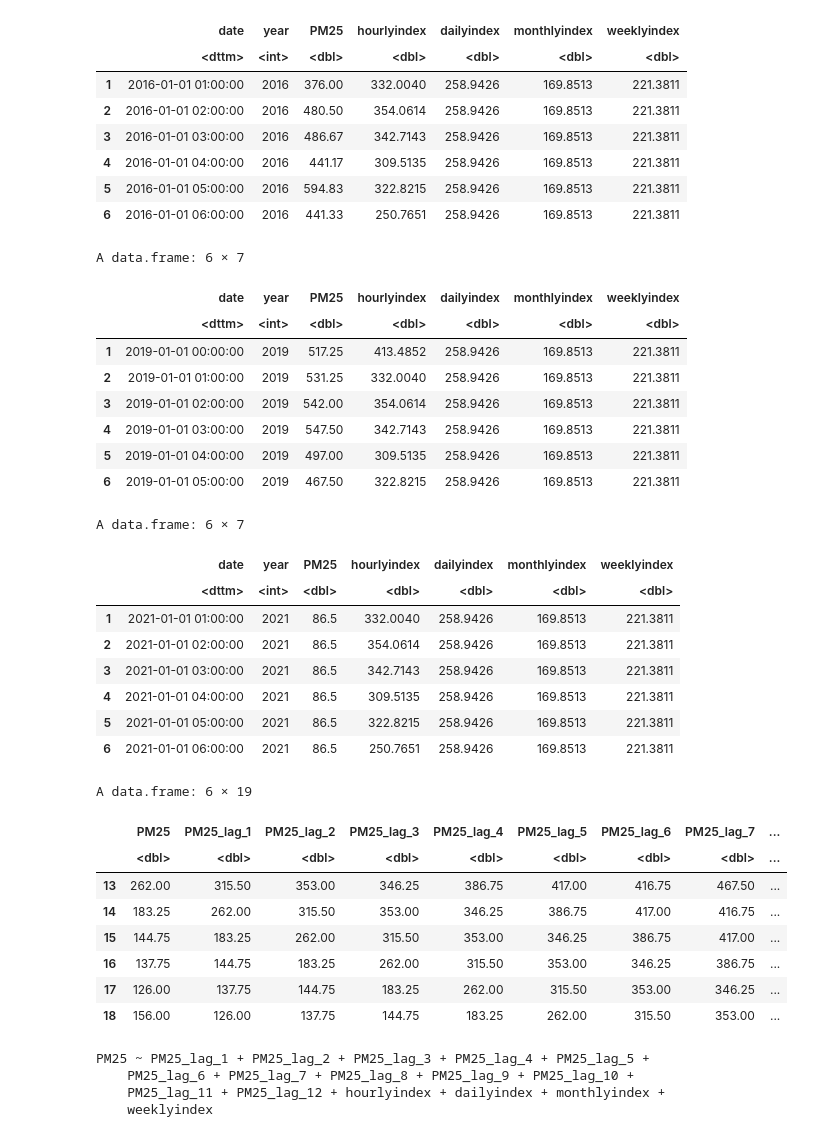
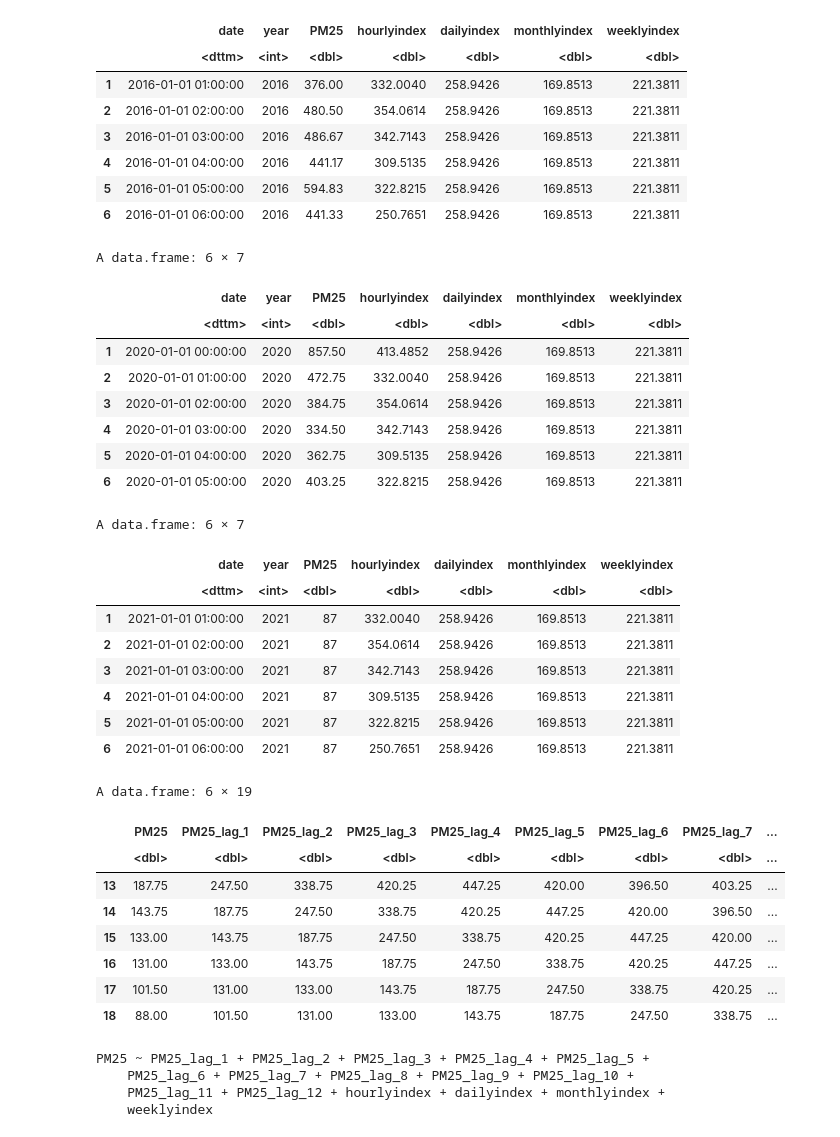
Before and after one commit to adeel1997/AQ_Forecasting, a Jupyter notebook: AQ_Forecast_hourly_index.ipynb, the cells around one changed output. Drawn from its saved outputs; the diff is of its cells as text; code cells hidden in the pictures.

Commit message:
Fixing the lower bound and upper bound value of PM2.5

```diff
--- a/AQ_Forecast_hourly_index.ipynb
+++ b/AQ_Forecast_hourly_index.ipynb
@@ -33,7 +51,7 @@ hourly_df <- df %>%
     day = day(date),
     month = month(date),
     year = year(date),
-    PM2.5 = ifelse(PM25 <=10 & PM25 >999 ,NA,PM25)
+    PM2.5 = ifelse(PM25 <10 | PM25 >999 ,NA,PM25)
   ) %>%
   # from hourly to daily
   group_by(date,hour, day, month, year) %>% ## Convert hourly to daily
@@ -49,34 +74,0 @@ head(hourly_df)
-# %%
-######################## Seasonal Indexes #####################################
-
-## We creating index of seasons from the data till 2020 end
-
-seasonalIndex <- hourly_df %>% filter(date < as.Date("2021-1-01"))
-
-
-############################### Hourly seasonality  #######################
-hourly_s <- seasonalIndex %>% group_by(year, month, day,hour) %>%
-  summarize(average = mean(PM25, na.rm = TRUE))
-
-hourly_s$average[is.nan(hourly_s$average)] <- NA
-
-## Spanning the year wise value column wise
-hourly_s <- hourly_s %>% ungroup() %>%
-  spread(year, average)
-head(hourly_s)
-
-# Calcuating the mean daily index over the years (Except first and second columns)
-hourly_s$meanindex <- rowMeans(hourly_s[, -c(1,2,3)], na.rm = TRUE)
-
-## Summary mean is the mean of Mean index
-summary_mean <- hourly_s %>% ungroup() %>%
-  summarize(summary_mean = mean(meanindex, na.rm = T))
-
-## We merge the Summary mean with our old data frame
-hourly_s <- merge(hourly_s, summary_mean)
-
-## Finally calculating the daily index by mean index/ summary mean * 100
-hourly_s <-
-  hourly_s %>% mutate(hourlyindex = meanindex / summary_mean * 100)
-
-head(hourly_s)
@@ -311,18 +287,18 @@ A data.frame: 6 × 7
 | 5 | 2016-01-01 05:00:00 | 2016 | 594.83 | 322.8215 | 258.9426 | 169.8513 | 221.3811 |
 | 6 | 2016-01-01 06:00:00 | 2016 | 441.33 | 250.7651 | 258.9426 | 169.8513 | 221.3811 |
 # %%
-hourly_ts_filtered <- hourly_ts %>% filter(date>=ymd("2019-01-01"))%>% mutate(PM25=ifelse(is.na(PM25), median(PM25, na.rm = T), PM25))
+hourly_ts_filtered <- hourly_ts %>% filter(date>=ymd("2020-01-01"))%>% mutate(PM25=ifelse(is.na(PM25), median(PM25, na.rm = T), PM25))
 head(hourly_ts_filtered)
 # %% [output]
 A data.frame: 6 × 7
 |  | date | year | PM25 | hourlyindex | dailyindex | monthlyindex | weeklyindex |
 |  | <dttm> | <int> | <dbl> | <dbl> | <dbl> | <dbl> | <dbl> |
-| 1 | 2019-01-01 00:00:00 | 2019 | 517.25 | 413.4852 | 258.9426 | 169.8513 | 221.3811 |
-| 2 | 2019-01-01 01:00:00 | 2019 | 531.25 | 332.0040 | 258.9426 | 169.8513 | 221.3811 |
-| 3 | 2019-01-01 02:00:00 | 2019 | 542.00 | 354.0614 | 258.9426 | 169.8513 | 221.3811 |
-| 4 | 2019-01-01 03:00:00 | 2019 | 547.50 | 342.7143 | 258.9426 | 169.8513 | 221.3811 |
-| 5 | 2019-01-01 04:00:00 | 2019 | 497.00 | 309.5135 | 258.9426 | 169.8513 | 221.3811 |
-| 6 | 2019-01-01 05:00:00 | 2019 | 467.50 | 322.8215 | 258.9426 | 169.8513 | 221.3811 |
+| 1 | 2020-01-01 00:00:00 | 2020 | 857.50 | 413.4852 | 258.9426 | 169.8513 | 221.3811 |
+| 2 | 2020-01-01 01:00:00 | 2020 | 472.75 | 332.0040 | 258.9426 | 169.8513 | 221.3811 |
+| 3 | 2020-01-01 02:00:00 | 2020 | 384.75 | 354.0614 | 258.9426 | 169.8513 | 221.3811 |
+| 4 | 2020-01-01 03:00:00 | 2020 | 334.50 | 342.7143 | 258.9426 | 169.8513 | 221.3811 |
+| 5 | 2020-01-01 04:00:00 | 2020 | 362.75 | 309.5135 | 258.9426 | 169.8513 | 221.3811 |
+| 6 | 2020-01-01 05:00:00 | 2020 | 403.25 | 322.8215 | 258.9426 | 169.8513 | 221.3811 |
 # %%
 data_train <- hourly_ts_filtered %>% filter(date <ymd('2021-01-01'))
 data_test <- hourly_ts_filtered %>% filter(date >ymd('2021-01-01'))
@@ -331,12 +307,12 @@ head(data_test)
 A data.frame: 6 × 7
 |  | date | year | PM25 | hourlyindex | dailyindex | monthlyindex | weeklyindex |
 |  | <dttm> | <int> | <dbl> | <dbl> | <dbl> | <dbl> | <dbl> |
-| 1 | 2021-01-01 01:00:00 | 2021 | 86.5 | 332.0040 | 258.9426 | 169.8513 | 221.3811 |
-| 2 | 2021-01-01 02:00:00 | 2021 | 86.5 | 354.0614 | 258.9426 | 169.8513 | 221.3811 |
-| 3 | 2021-01-01 03:00:00 | 2021 | 86.5 | 342.7143 | 258.9426 | 169.8513 | 221.3811 |
-| 4 | 2021-01-01 04:00:00 | 2021 | 86.5 | 309.5135 | 258.9426 | 169.8513 | 221.3811 |
-| 5 | 2021-01-01 05:00:00 | 2021 | 86.5 | 322.8215 | 258.9426 | 169.8513 | 221.3811 |
-| 6 | 2021-01-01 06:00:00 | 2021 | 86.5 | 250.7651 | 258.9426 | 169.8513 | 221.3811 |
+| 1 | 2021-01-01 01:00:00 | 2021 | 87 | 332.0040 | 258.9426 | 169.8513 | 221.3811 |
+| 2 | 2021-01-01 02:00:00 | 2021 | 87 | 354.0614 | 258.9426 | 169.8513 | 221.3811 |
+| 3 | 2021-01-01 03:00:00 | 2021 | 87 | 342.7143 | 258.9426 | 169.8513 | 221.3811 |
+| 4 | 2021-01-01 04:00:00 | 2021 | 87 | 309.5135 | 258.9426 | 169.8513 | 221.3811 |
+| 5 | 2021-01-01 05:00:00 | 2021 | 87 | 322.8215 | 258.9426 | 169.8513 | 221.3811 |
+| 6 | 2021-01-01 06:00:00 | 2021 | 87 | 250.7651 | 258.9426 | 169.8513 | 221.3811 |
 # %%
 ## Now creating a training data frame with lookback of 12 hours
 data_train_lagged <-
@@ -344,7 +320,7 @@ data_train_lagged <-
     data_train, ## data frame
     type = "train", ## training
     outcome_col = 3,## Output column is PM2.5
-    horizons = 1, ## Horizons is used if you want to use different models in different time frames
+    horizons = 1, ## Horizons is used if you want to predict for more than one hour
     lookback = c(1:12),## Lookback of 12 hour
     dynamic_features = c("year","hourlyindex","hour", "dailyindex", "monthlyindex", "weeklyindex","date"), ## dynamic features of index
     frequency = "1 hour" ## Frequency is 1 day
@@ -371,12 +347,12 @@ head(data_train_lagged)
 A data.frame: 6 × 19
 |  | PM25 | PM25_lag_1 | PM25_lag_2 | PM25_lag_3 | PM25_lag_4 | PM25_lag_5 | PM25_lag_6 | PM25_lag_7 | ... |
 |  | <dbl> | <dbl> | <dbl> | <dbl> | <dbl> | <dbl> | <dbl> | <dbl> | ... |
-| 13 | 262.00 | 315.50 | 353.00 | 346.25 | 386.75 | 417.00 | 416.75 | 467.50 | ... |
-| 14 | 183.25 | 262.00 | 315.50 | 353.00 | 346.25 | 386.75 | 417.00 | 416.75 | ... |
-| 15 | 144.75 | 183.25 | 262.00 | 315.50 | 353.00 | 346.25 | 386.75 | 417.00 | ... |
-| 16 | 137.75 | 144.75 | 183.25 | 262.00 | 315.50 | 353.00 | 346.25 | 386.75 | ... |
-| 17 | 126.00 | 137.75 | 144.75 | 183.25 | 262.00 | 315.50 | 353.00 | 346.25 | ... |
-| 18 | 156.00 | 126.00 | 137.75 | 144.75 | 183.25 | 262.00 | 315.50 | 353.00 | ... |
+| 13 | 187.75 | 247.50 | 338.75 | 420.25 | 447.25 | 420.00 | 396.50 | 403.25 | ... |
+| 14 | 143.75 | 187.75 | 247.50 | 338.75 | 420.25 | 447.25 | 420.00 | 396.50 | ... |
+| 15 | 133.00 | 143.75 | 187.75 | 247.50 | 338.75 | 420.25 | 447.25 | 420.00 | ... |
+| 16 | 131.00 | 133.00 | 143.75 | 187.75 | 247.50 | 338.75 | 420.25 | 447.25 | ... |
+| 17 | 101.50 | 131.00 | 133.00 | 143.75 | 187.75 | 247.50 | 338.75 | 420.25 | ... |
+| 18 | 88.00 | 101.50 | 131.00 | 133.00 | 143.75 | 187.75 | 247.50 | 338.75 | ... |
 # %%
 dep_variable <- "PM25"
 ind_variables <- setdiff(names(data_train_lagged),c("date","year","PM25"))
```
Also changed, not shown: parts of 10 cells of this notebook, 1 other file.
